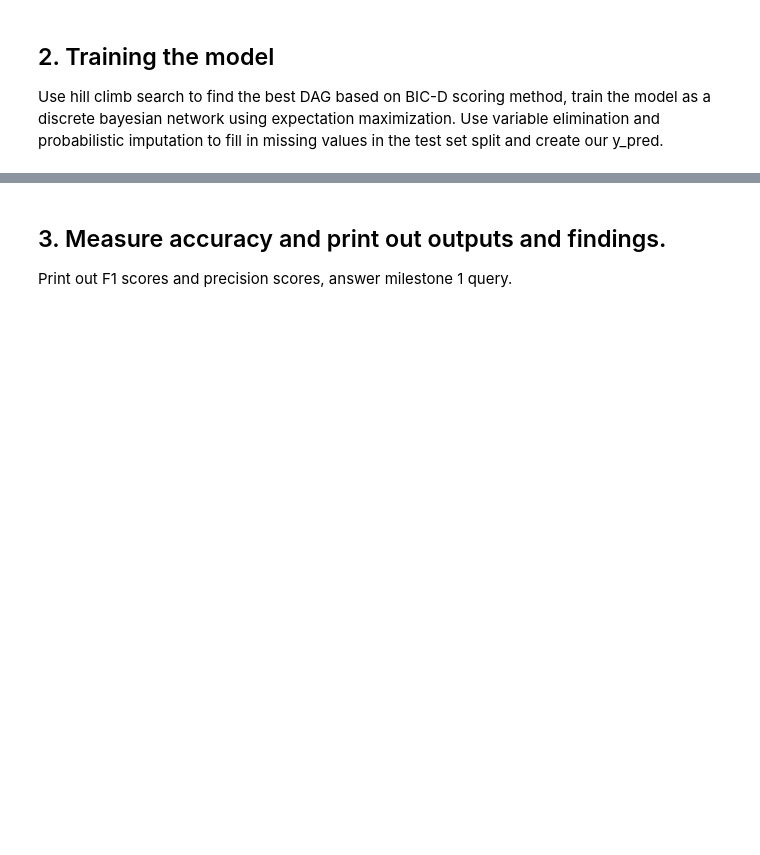
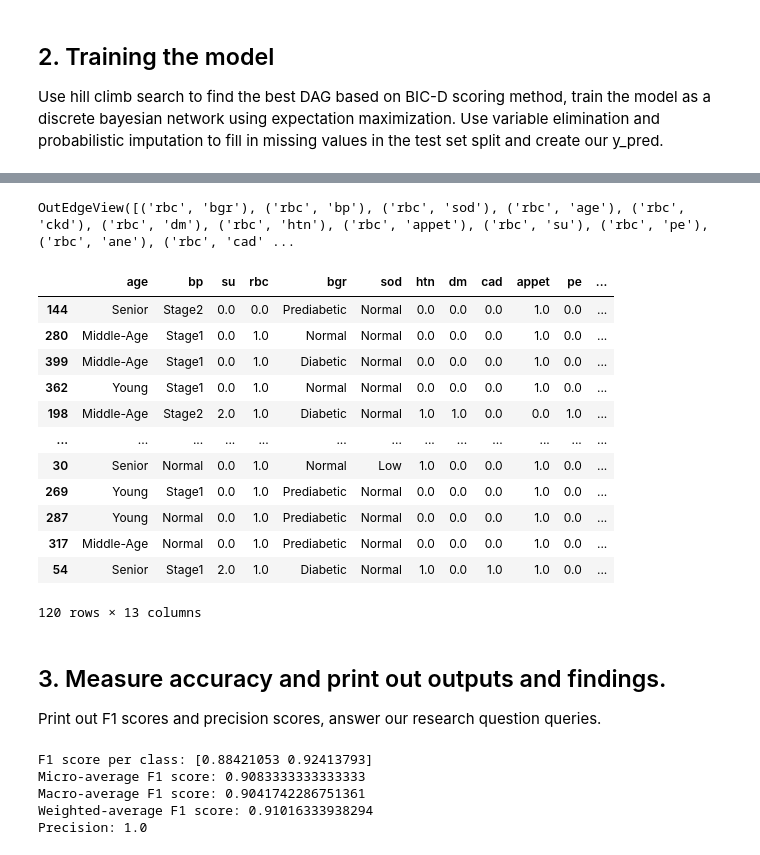
Before and after one commit to vmlau/CSE150A_Final_Project, a Jupyter notebook: kidneyKidnappers.ipynb, the cells around one changed output, grey strips where cells are left out. Cells and saved outputs as stored; diff of their text form; code cells hidden in the pictures; blank space fills up the shorter version.

```diff
--- a/kidneyKidnappers.ipynb
+++ b/kidneyKidnappers.ipynb
@@ -69,13 +129,13 @@ X_test['ckd'] = [np.nan] * len(X_test)
 ## 2. Training the model
 Use hill climb search to find the best DAG based on BIC-D scoring method, train the model as a discrete bayesian network using expectation maximization. Use variable elimination and probabilistic imputation to fill in missing values in the test set split and create our y_pred.
 # %%
-def get_EM(trainData):
+def get_EM(trainData, scoring = 'bic-d'):
     """
     Trains a Discrete Bayesian Network using Hill Climb Search to find the best DAG structure
     and Expectation Maximization to fit the model parameters.
     """
     hc = HillClimbSearch(trainData)
-    dag = hc.estimate(scoring_method="bic-d")
+    dag = hc.estimate(scoring_method = scoring)
 
     model = DiscreteBayesianNetwork(dag.edges())
 
@@ -88,32 +168,61 @@ print(em.model.get_cpds('ckd'))
+# %%
+em.model.edges
+# %% [output]
+OutEdgeView([('rbc', 'bgr'), ('rbc', 'bp'), ('rbc', 'sod'), ('rbc', 'age'), ('rbc', 'ckd'), ('rbc', 'dm'), ('rbc', 'htn'), ('rbc', 'appet'), ('rbc', 'su'), ('rbc', 'pe'), ('rbc', 'ane'), ('rbc', 'cad' ...
 # %%
 # Impute missing values in X_test using Variable Elimination
-infer = VariableElimination(em.model)
-for idx, row in X_test.iterrows():
-    evidence = {col: row[col] for col in row.index if pd.notna(row[col])}
-    missing_vars = row[row.isna()].index.tolist()
-    if missing_vars:
-        imputed = infer.map_query(variables=missing_vars, evidence=evidence)
-        for var in missing_vars:
-            X_test.at[idx, var] = imputed[var]
-X_test
+def impute(em, X_test):
+    infer = VariableElimination(em.model)
+    X_test_new = X_test.copy()
+    for idx, row in X_test_new.iterrows():
+        evidence = {col: row[col] for col in row.index if pd.notna(row[col])}
+        missing_vars = row[row.isna()].index.tolist()
+        if missing_vars:
+            imputed = infer.map_query(variables=missing_vars, evidence=evidence)
+            for var in missing_vars:
+                X_test_new.at[idx, var] = imputed[var]
+    return X_test_new, infer
+
+imputedXTest, infer = impute(em, X_test)
+imputedXTest
+# %% [output]
+|  | age | bp | su | rbc | bgr | sod | htn | dm | cad | appet | pe | ... |
+| 144 | Senior | Stage2 | 0.0 | 0.0 | Prediabetic | Normal | 0.0 | 0.0 | 0.0 | 1.0 | 0.0 | ... |
+| 280 | Middle-Age | Stage1 | 0.0 | 1.0 | Normal | Normal | 0.0 | 0.0 | 0.0 | 1.0 | 0.0 | ... |
+| 399 | Middle-Age | Stage1 | 0.0 | 1.0 | Diabetic | Normal | 0.0 | 0.0 | 0.0 | 1.0 | 0.0 | ... |
+| 362 | Young | Stage1 | 0.0 | 1.0 | Normal | Normal | 0.0 | 0.0 | 0.0 | 1.0 | 0.0 | ... |
+| 198 | Middle-Age | Stage2 | 2.0 | 1.0 | Diabetic | Normal | 1.0 | 1.0 | 0.0 | 0.0 | 1.0 | ... |
+| ... | ... | ... | ... | ... | ... | ... | ... | ... | ... | ... | ... | ... |
+| 30 | Senior | Normal | 0.0 | 1.0 | Normal | Low | 1.0 | 0.0 | 0.0 | 1.0 | 0.0 | ... |
+| 269 | Young | Stage1 | 0.0 | 1.0 | Prediabetic | Normal | 0.0 | 0.0 | 0.0 | 1.0 | 0.0 | ... |
+| 287 | Young | Normal | 0.0 | 1.0 | Prediabetic | Normal | 0.0 | 0.0 | 0.0 | 1.0 | 0.0 | ... |
+| 317 | Middle-Age | Normal | 0.0 | 1.0 | Prediabetic | Normal | 0.0 | 0.0 | 0.0 | 1.0 | 0.0 | ... |
+| 54 | Senior | Stage1 | 2.0 | 1.0 | Diabetic | Normal | 1.0 | 0.0 | 1.0 | 1.0 | 0.0 | ... |
+120 rows × 13 columns
 # %% [markdown]
 ## 3. Measure accuracy and print out outputs and findings.
-Print out F1 scores and precision scores, answer milestone 1 query.
+Print out F1 scores and precision scores, answer our research question queries.
 # %%
-y_true = y_test
-y_pred = X_test['ckd']
+def scoringMethod(y_true, y_pred):
+    f1_per_class = f1_score(y_true, y_pred, average=None)
+    f1_micro = f1_score(y_true, y_pred, average='micro')
+    f1_macro = f1_score(y_true, y_pred, average='macro')
+    f1_weighted = f1_score(y_true, y_pred, average='weighted')
+    precision = precision_score(y_true, y_pred)
 
-f1_per_class = f1_score(y_true, y_pred, average=None)
-f1_micro = f1_score(y_true, y_pred, average='micro')
-f1_macro = f1_score(y_true, y_pred, average='macro')
-f1_weighted = f1_score(y_true, y_pred, average='weighted')
-precision = precision_score(y_true, y_pred)
+    print("F1 score per class:", f1_per_class)
+    print("Micro-average F1 score:", f1_micro)
+    print("Macro-average F1 score:", f1_macro)
+    print("Weighted-average F1 score:", f1_weighted)
+    print("Precision:", precision)
 
-print("F1 score per class:", f1_per_class)
-print("Micro-average F1 score:", f1_micro)
-print("Macro-average F1 score:", f1_macro)
-print("Weighted-average F1 score:", f1_weighted)
-print("Precision:", precision)
+scoringMethod(y_test, imputedXTest['ckd'])
+# %% [output]
+F1 score per class: [0.88421053 0.92413793]
+Micro-average F1 score: 0.9083333333333333
+Macro-average F1 score: 0.9041742286751361
+Weighted-average F1 score: 0.91016333938294
+Precision: 1.0
 # %%
 evidence = {
     'age': 'Senior',
```
Also changed, not shown: parts of 10 cells of this notebook.
